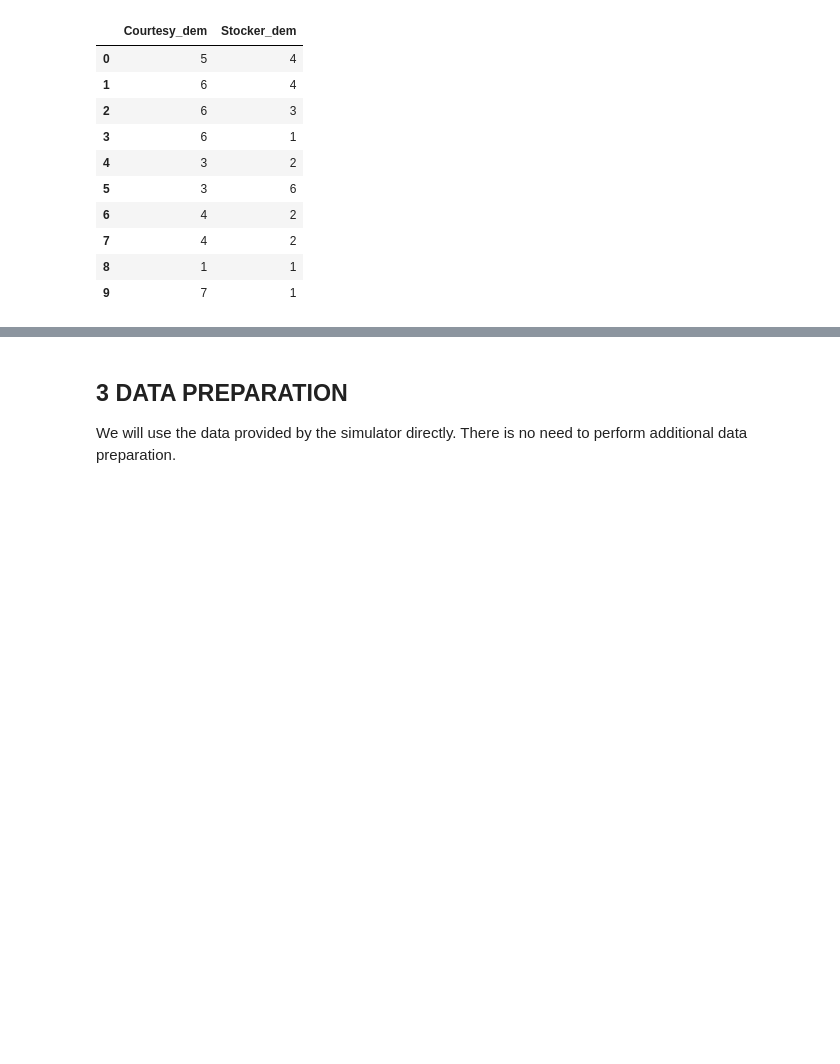
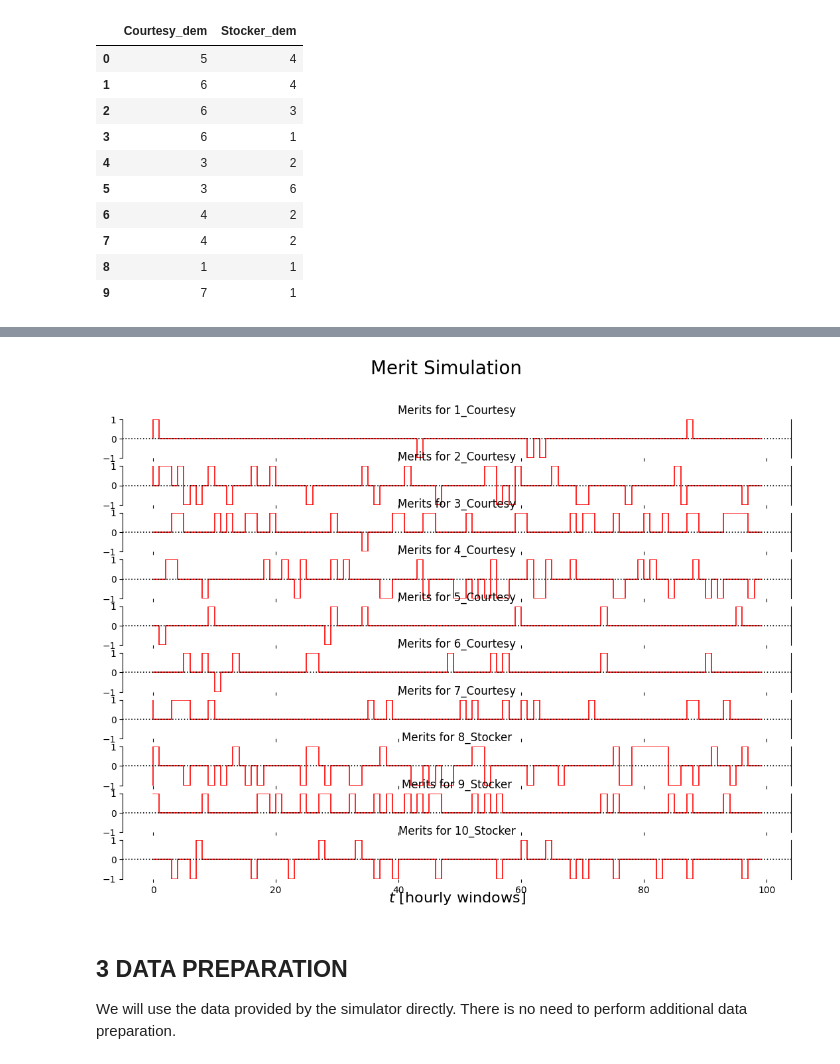
Before and after one commit to LearnableLoopAI/AIShiftScheduler_KE, a Jupyter notebook: AIShiftScheduler_KE^v13.ipynb, the cells around one changed output, grey strips where cells are left out. Cells and saved outputs as stored; diff of their text form; code cells hidden in the pictures; blank space fills up the shorter version.

```diff
--- a/AIShiftScheduler_KE^v13.ipynb
+++ b/AIShiftScheduler_KE^v13.ipynb
@@ -665,23 +642,25 @@ df = pd.DataFrame.from_records(data=MeritData, columns=labels); df[:10]
 # %%
-# ## PUT BACK: COMMENTED OUT TO BE FASTER
-# import random
-# def plot_output(df1, df2):
-#   n_charts = len(aNAMES)
-#   ylabelsize = 16
-#   mpl.rcParams['lines.linewidth'] = 1.2
-#   default_colors = plt.rcParams['axes.prop_cycle'].by_key()['color']
-#   fig, axs = plt.subplots(n_charts, sharex=True)
-#   fig.set_figwidth(13); fig.set_figheight(9)
-#   fig.suptitle('Merit Simulation', fontsize=20)
+## PUT BACK: COMMENTED OUT TO BE FASTER
+import random
+def plot_output(df1, df2):
+  n_charts = len(aNAMES)
+  ylabelsize = 16
+  mpl.rcParams['lines.linewidth'] = 1.2
+  default_colors = plt.rcParams['axes.prop_cycle'].by_key()['color']
+  fig, axs = plt.subplots(n_charts, sharex=True)
+  fig.set_figwidth(13); fig.set_figheight(9)
+  fig.suptitle('Merit Simulation', fontsize=20)
 
-#   for i,an in enumerate(aNAMES):
-#     axs[i].set_title(f'Merits for {an}')
-#     axs[i].set_ylim(-1, 1); axs[i].spines['top'].set_visible(False); axs[i].spines['right'].set_visible(True); axs[i].spines['bottom'].set_visible(False)
-#     axs[i].step(df1[f'{an}_merit'], 'r-')
-#     ## axs[i].axhline(y=dem_sim.muD[e], color='k', linestyle=':')
-#     axs[i].axhline(y=0, color='k', linestyle=':')
-#   axs[i].set_xlabel('$t\ \mathrm{[hourly\ windows]}$', rotation=0, ha='center', va='center', fontweight='bold', size=ylabelsize)
-# plot_output(df, None)
+  for i,an in enumerate(aNAMES):
+    axs[i].set_title(f'Merits for {an}')
+    axs[i].set_ylim(-1, 1); axs[i].spines['top'].set_visible(False); axs[i].spines['right'].set_visible(True); axs[i].spines['bottom'].set_visible(False)
+    axs[i].step(df1[f'{an}_merit'], 'r-')
+    ## axs[i].axhline(y=dem_sim.muD[e], color='k', linestyle=':')
+    axs[i].axhline(y=0, color='k', linestyle=':')
+  axs[i].set_xlabel('$t\ \mathrm{[hourly\ windows]}$', rotation=0, ha='center', va='center', fontweight='bold', size=ylabelsize)
+plot_output(df, None)
+# %% [output]
+[figure, added]
 # %% [markdown]
 ## 3 DATA PREPARATION
 
```
Also changed, not shown: parts of 34 cells of this notebook, 4 other files.
